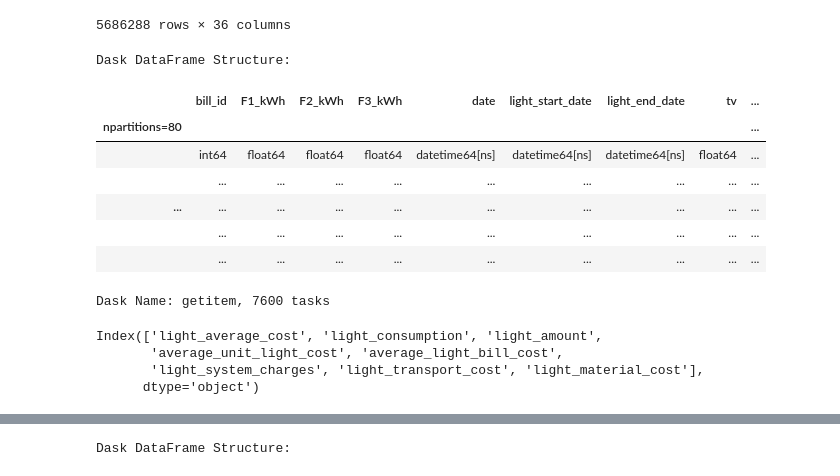
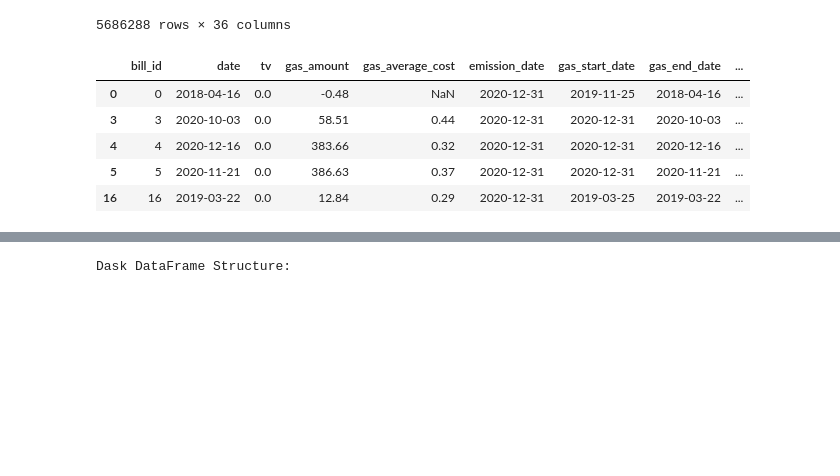
Before and after one commit to DSolerte/DataAnalysis_DaskProject, a Jupyter notebook: BigDataProject_SolerteTrigiante.ipynb, the cells around one changed output, grey strips where cells are left out. Saved outputs shown, nothing was run; the diff lists cells and outputs as text; code cells hidden in the pictures; blank space fills up the shorter version.

```diff
--- a/BigDataProject_SolerteTrigiante.ipynb
+++ b/BigDataProject_SolerteTrigiante.ipynb
@@ -731,27 +803,18 @@ invoicesGasSorted
 | 86504 | 2529558 | 0.0 | 0.0 | 0.0 | 2020-12-04 | 2020-12-04 | 2021-03-26 | 0.0 | 118.41 | ... |
 | 86505 | 2529559 | 0.0 | 0.0 | 0.0 | 2020-12-04 | 2020-12-04 | 2021-03-26 | 0.0 | 99.88 | ... |
 5686288 rows × 36 columns
-# %%
-myBaseGas = BaseDfBench(invoicesGas)
-myBaseGas.df[myBaseGas.df['gas_end_date']>myBaseGas.df['gas_start_date']]
-# %% [output]
-Dask DataFrame Structure:
-|  | bill_id | F1_kWh | F2_kWh | F3_kWh | date | light_start_date | light_end_date | tv | ... |
-| npartitions=80 |  |  |  |  |  |  |  |  | ... |
-|  | int64 | float64 | float64 | float64 | datetime64[ns] | datetime64[ns] | datetime64[ns] | float64 | ... |
-|  | ... | ... | ... | ... | ... | ... | ... | ... | ... |
-| ... | ... | ... | ... | ... | ... | ... | ... | ... | ... |
-|  | ... | ... | ... | ... | ... | ... | ... | ... | ... |
-|  | ... | ... | ... | ... | ... | ... | ... | ... | ... |
-Dask Name: getitem, 7600 tasks
-# %%
-percent_missing[percent_missing == 100].index
-# %% [output]
-Index(['light_average_cost', 'light_consumption', 'light_amount',
-       'average_unit_light_cost', 'average_light_bill_cost',
-       'light_system_charges', 'light_transport_cost', 'light_material_cost'],
-      dtype='object')
 # %%
+myBaseGas = BaseDfBench(invoicesGas)
 myBaseGas.df = myBaseGas.df.drop(labels=['light_average_cost', 'light_consumption', 'light_amount',
        'average_unit_light_cost', 'average_light_bill_cost',
-       'light_system_charges', 'light_transport_cost', 'light_material_cost'], axis=1)
+       'light_system_charges', 'light_transport_cost', 'light_material_cost', 'light_offer',
+       'light_start_date', 'light_end_date', 'light_offer_type', 'supply_type', 'F1_kWh',
+       'F2_kWh', 'F3_kWh', 'howmuch_pay'], axis=1)
+myBaseGas.df.head(5)
+# %% [output]
+|  | bill_id | date | tv | gas_amount | gas_average_cost | emission_date | gas_start_date | gas_end_date | ... |
+| 0 | 0 | 2018-04-16 | 0.0 | -0.48 | NaN | 2020-12-31 | 2019-11-25 | 2018-04-16 | ... |
+| 3 | 3 | 2020-10-03 | 0.0 | 58.51 | 0.44 | 2020-12-31 | 2020-12-31 | 2020-10-03 | ... |
+| 4 | 4 | 2020-12-16 | 0.0 | 383.66 | 0.32 | 2020-12-31 | 2020-12-31 | 2020-12-16 | ... |
+| 5 | 5 | 2020-11-21 | 0.0 | 386.63 | 0.37 | 2020-12-31 | 2020-12-31 | 2020-11-21 | ... |
+| 16 | 16 | 2019-03-22 | 0.0 | 12.84 | 0.29 | 2020-12-31 | 2019-03-25 | 2019-03-22 | ... |
```
Also changed, not shown: parts of 19 cells of this notebook.
